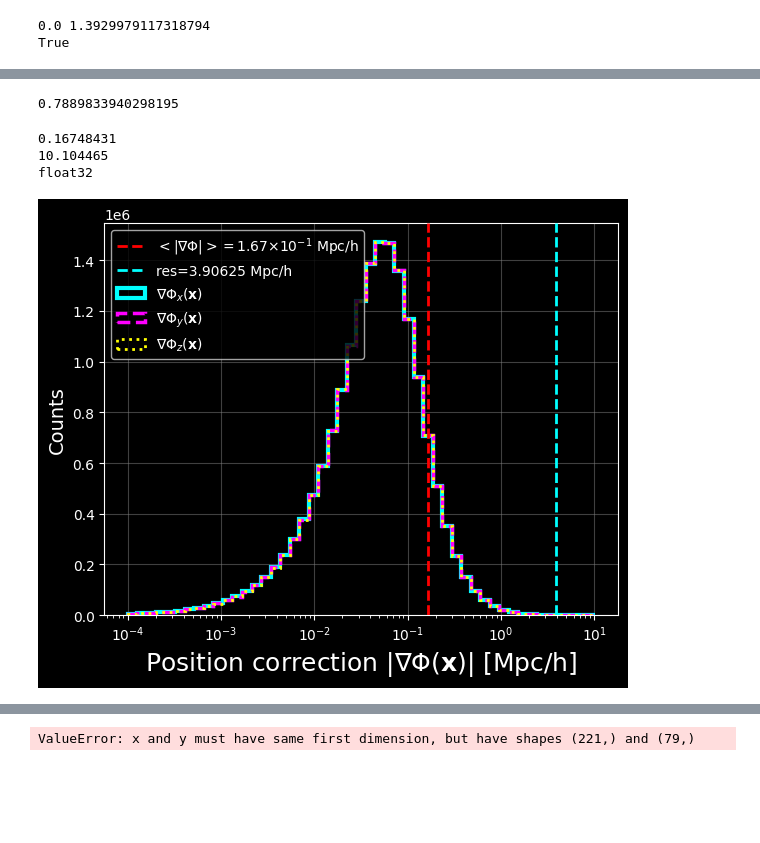
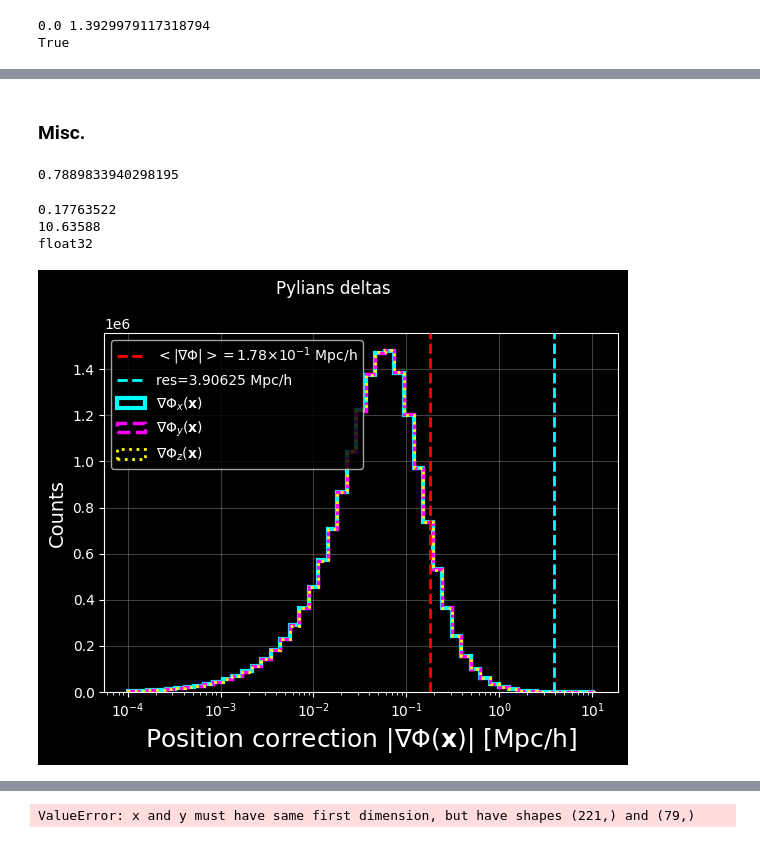
Before and after one commit to anirbanbairagi/Power-Spectrum-Change-Under-Gradient-Perturbation, a Jupyter notebook: DM_benchmark_nico.ipynb, the cells around one changed output, grey strips where cells are left out. Saved outputs shown, nothing was run; the diff lists cells and outputs as text; code cells hidden in the pictures; blank space fills up the shorter version.

```diff
--- a/DM_benchmark_nico.ipynb
+++ b/DM_benchmark_nico.ipynb
@@ -794,17 +770,21 @@ kN = np.pi *grid/BoxSize
 #kN = k_nb.max()
 inds = np.where(k_nb <= kN)
 k = k_nb[inds]
+inds_alt = np.where(k_nb_alt <= kN)
+k_alt = k_nb_alt[inds_alt]
 print(k.shape)
 # %% [output]
 (78,)
 # %%
 # With gamma convention
 roots_nb, coeffs_nb=get_roots_gamma(k, Pk_pm[inds], Pk_nb[inds])
+roots_nb_alt, coeffs_nb_alt=get_roots_gamma(k_alt, Pk_pm_alt[inds_alt], Pk_nb_alt[inds_alt])
 roots_e, coeffs_e=get_roots_gamma(k, Pk_pm[inds], pk_syrenhalofit[inds])
 
 # "Positive" roots
 gamma_k_e1 = roots_e[:,1].real
 gamma_k_nb1 = roots_nb[:,1].real
+gamma_k_nb1_alt = roots_nb_alt[:,1].real
 
 # "Lower" roots
 gamma_k_e2 = roots_e[:,0].real
@@ -818,7 +798,7 @@ ax.plot(k, gamma_k_e2, label=r'$\gamma_k$' + " Syren2")
 ax.plot(k, gamma_k_nb2, label=r'$\gamma_k$' + " Quijote2")
 ax.legend(fontsize = 12)
 ax.set_xlabel(r"$k [h\text{Mpc}^{-1}]$", fontsize = 11)
-ax.set_ylabel(r"roots", fontsize = 11)
+ax.set_ylabel(r"roots (all Pypower)", fontsize = 11)
 #plt.tight_layout()
 plt.savefig(os.path.join(fig_fold, "gammak_roots.pdf"), bbox_inches = "tight")
 
@@ -904,7 +893,7 @@ fftw_plan = pyfftw.FFTW(a_in, a_out, axes=(0,1,2),
                         flags=('FFTW_ESTIMATE',),
                         direction='FFTW_FORWARD', threads=N_CPU)
 # put input array into delta_r and perform FFTW
-a_in[:] = delta_pm.astype(prec_in)
+a_in[:] = delta_pm_alt.astype(prec_in) # PYLIANS
 delta_pm_fourier = fftw_plan(a_in,a_out)
 
 delta_pm_fourier_shift = np.fft.fftshift(delta_pm_fourier, axes=(0,1,2))
@@ -920,10 +909,10 @@ fshift = True
 kx_v, ky_v, kz_v, k_radius = fourier_shells_k(grid, BoxSize, fshift = fshift)
 print(np.isclose(rad,k_radius).all())
 
-weights1D = gamma_k#roots[:,1].real/(k**2)
+weights1D = gamma_k_nb1_alt#roots[:,1].real/(k**2)
 # Put gamma_k weights in 3D
 weights_grid = np.empty(delta_k.shape)
-weights_grid = fill_fourier_grid(weights_grid, k_radius , k, weights1D)
+weights_grid = fill_fourier_grid(weights_grid, k_radius , k_alt, weights1D) # PYLIANS
 
 # Finally compute Phi_k
 phi_k = weights_grid * delta_k
@@ -970,3 +1050,5 @@ True
+# %% [markdown]
+### Misc.
 # %%
 #CHANGING THE WEIGHTS FOR VISUAL CUE
 
@@ -1019,33 +1101,34 @@ print(mean_disp)
 print(max_disp)
 print(a_x_alt.dtype)
 loghist = False
 denshist = False
 cumhist = 0
 #bins = 1000
 bins = np.logspace(-4, np.log10(max_disp), 50)
 fig, ax = plt.subplots(1,1, figsize = (6,5))
 ax.axvline(x = mean_disp,zorder = 5, color = "red", linewidth = 2 ,linestyle = "dashed", label = r"$<|\nabla \Phi|> = $" + "%s Mpc/h"%sci_notation(mean_disp))
 ax.axvline(x = BoxSize/grid,zorder = 5, color = "cyan", linewidth = 2 ,linestyle = "dashed", label = r"res=" + "%s Mpc/h"%(BoxSize/grid))
 ax.hist(np.abs(a_x_alt.flatten()),bins=bins, log = loghist, histtype="step",rwidth = 0.8,
          density = denshist, label = r"$\nabla \Phi_x(\mathbf{x})$", cumulative=cumhist , lw = 3., color = "cyan")
 ax.hist(np.abs(a_y_alt.flatten()),bins=bins, log = loghist, histtype="step",rwidth = 0.8,
         linewidth = 2.5, density = denshist, label = r"$\nabla \Phi_y(\mathbf{x})$", cumulative=cumhist, linestyle = "dashed", zorder = 3, color = "magenta" )
 ax.hist(np.abs(a_z_alt.flatten()),bins=bins, log = loghist, histtype="step",rwidth = 0.8,
         linewidth = 2, density =denshist, label = r"$\nabla \Phi_z(\mathbf{x})$", cumulative=cumhist ,
        linestyle = "dotted", zorder = 4, color = "yellow")
 #ax.vlines(x = LCDMbest, ymin = 0, ymax = 2e3, color = "red", linewidth = 2 ,linestyle = "dashed", label = "LCDM best")
 ax.set_xscale("log")
 ax.legend(fontsize = 10)
 ax.set_xlabel("Position correction " +  r"$|\nabla\Phi (\mathbf{x})|$" + " [Mpc/h]", fontsize = 18)
 if denshist:
     ax.set_ylabel("density", fontsize = 14)
 else:
     ax.set_ylabel("Counts", fontsize = 14)
 ax.grid(color = "gray", alpha = 0.5)
+plt.suptitle("Pylians deltas")
 plt.tight_layout()
 #ax.set_xlim(left = 0, right = 60.)
 # %% [output]
-0.16748431
-10.104465
+0.17763522
+10.63588
 float32
-[figure, old version]
+[figure, new version]
```
Also changed, not shown: parts of 29 cells of this notebook.
